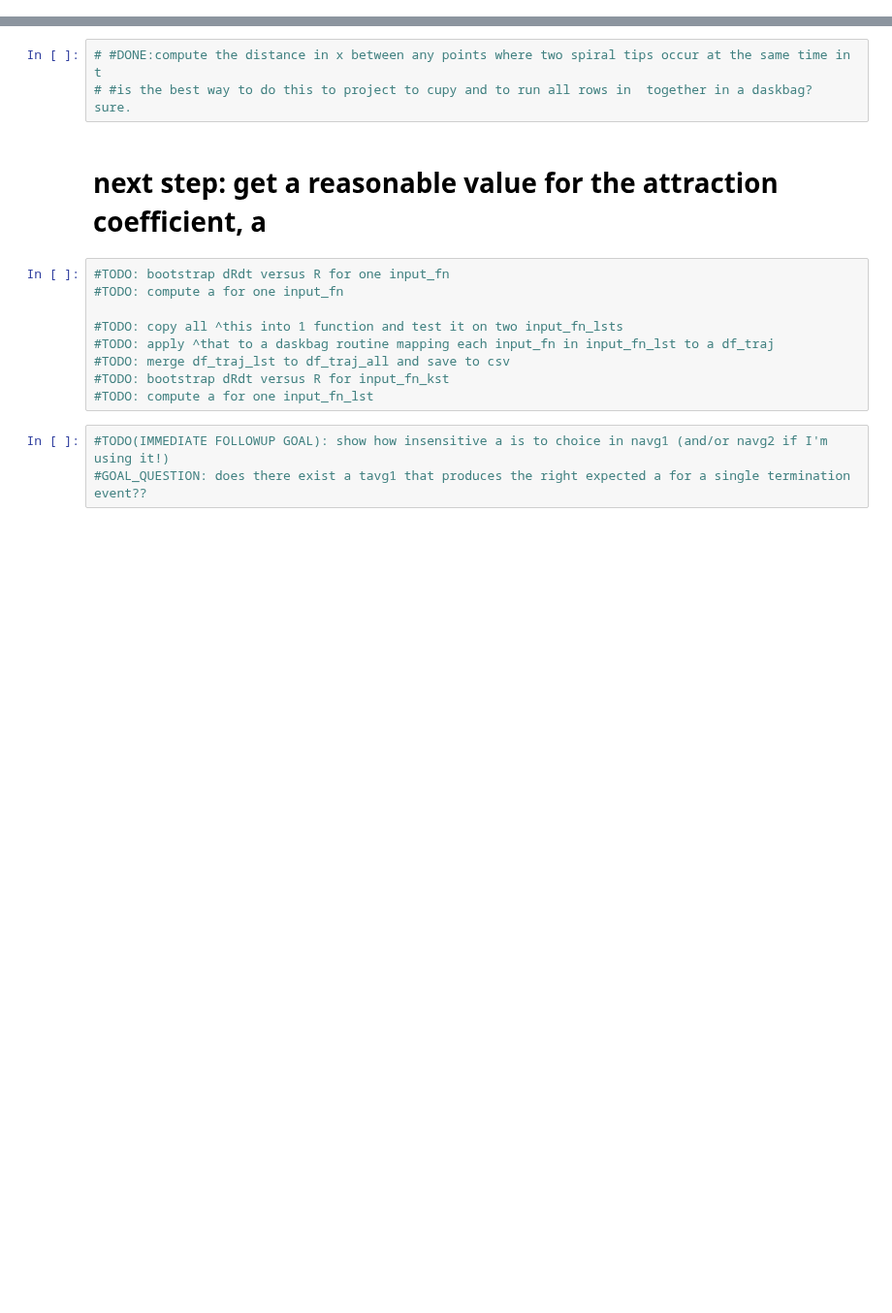
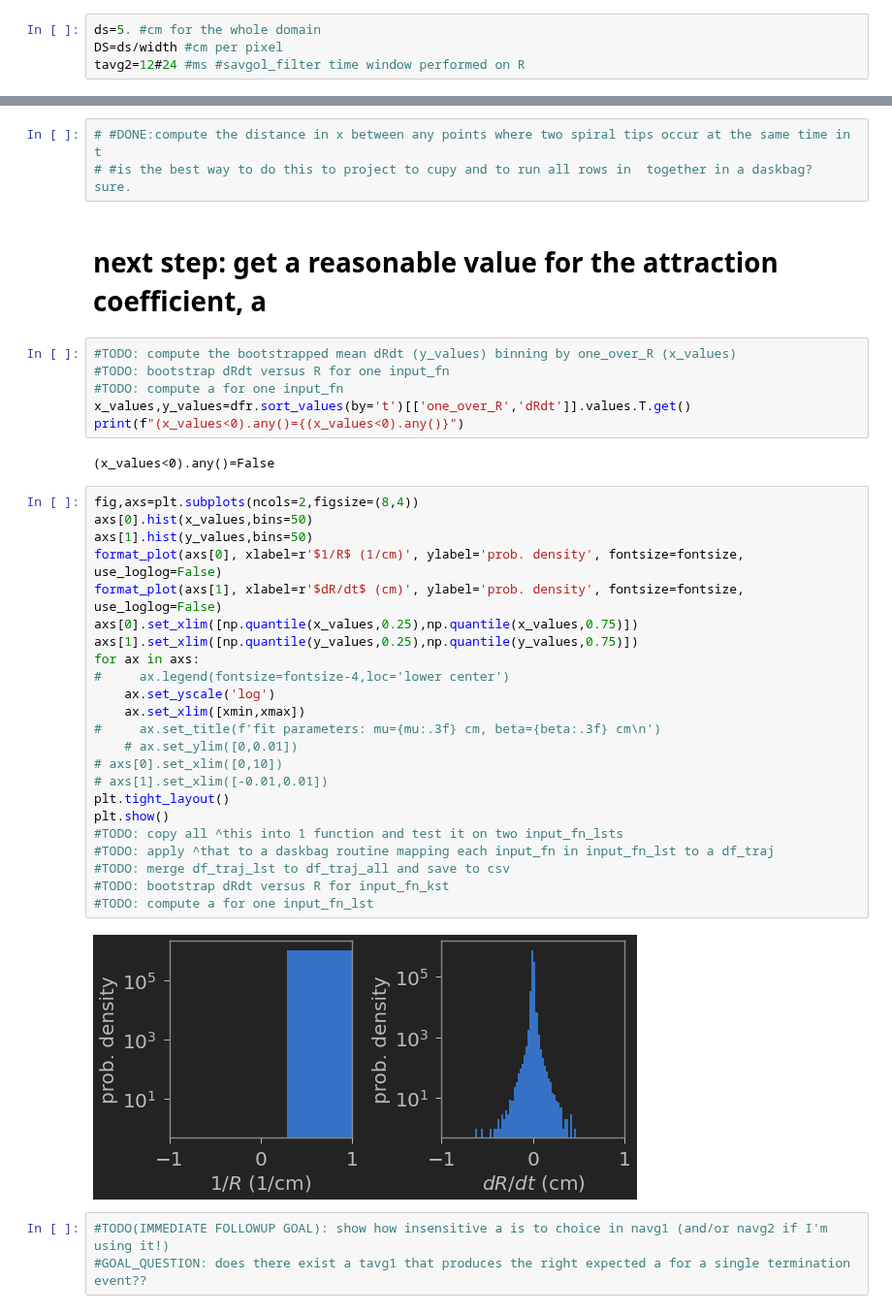
Before and after one commit to timtyree/care, a Jupyter notebook: notebooks/fast estimation of particle properties.ipynb, the cells around one changed output, grey strips where cells are left out. Shown at 97% size. Saved outputs shown, nothing was run; the diff lists cells and outputs as text; blank space fills up the shorter version.

Commit message:
dev attraction coefficient estimation

```diff
--- a/notebooks/fast estimation of particle properties.ipynb
+++ b/notebooks/fast estimation of particle properties.ipynb
@@ -346,0 +343,4 @@ minimum_duration_threshold=25 #ms
+# %%
+ds=5. #cm for the whole domain
+DS=ds/width #cm per pixel
+tavg2=12#24 #ms #savgol_filter time window performed on R
@@ -762,17 +797,41 @@ plt.show()
 # %%
 # #DONE:compute the distance in x between any points where two spiral tips occur at the same time in t
 # #is the best way to do this to project to cupy and to run all rows in  together in a daskbag?  sure.
-# %% [markdown]
-# next step: get a reasonable value for the attraction coefficient, a
-# %%
-#TODO: bootstrap dRdt versus R for one input_fn
-#TODO: compute a for one input_fn
-
-#TODO: copy all ^this into 1 function and test it on two input_fn_lsts
-#TODO: apply ^that to a daskbag routine mapping each input_fn in input_fn_lst to a df_traj
-#TODO: merge df_traj_lst to df_traj_all and save to csv
-#TODO: bootstrap dRdt versus R for input_fn_kst
-#TODO: compute a for one input_fn_lst
+# %% [markdown]
+# next step: get a reasonable value for the attraction coefficient, a
+# %%
+#TODO: compute the bootstrapped mean dRdt (y_values) binning by one_over_R (x_values)
+#TODO: bootstrap dRdt versus R for one input_fn
+#TODO: compute a for one input_fn
+x_values,y_values=dfr.sort_values(by='t')[['one_over_R','dRdt']].values.T.get()
+print(f"(x_values<0).any()={(x_values<0).any()}")
+# %% [output]
+(x_values<0).any()=False
+# %%
+fig,axs=plt.subplots(ncols=2,figsize=(8,4))
+axs[0].hist(x_values,bins=50)
+axs[1].hist(y_values,bins=50)
+format_plot(axs[0], xlabel=r'$1/R$ (1/cm)', ylabel='prob. density', fontsize=fontsize, use_loglog=False)
+format_plot(axs[1], xlabel=r'$dR/dt$ (cm)', ylabel='prob. density', fontsize=fontsize, use_loglog=False)
+axs[0].set_xlim([np.quantile(x_values,0.25),np.quantile(x_values,0.75)])
+axs[1].set_xlim([np.quantile(y_values,0.25),np.quantile(y_values,0.75)])
+for ax in axs:
+#     ax.legend(fontsize=fontsize-4,loc='lower center')
+    ax.set_yscale('log')
+    ax.set_xlim([xmin,xmax])
+#     ax.set_title(f'fit parameters: mu={mu:.3f} cm, beta={beta:.3f} cm\n')
+    # ax.set_ylim([0,0.01])
+# axs[0].set_xlim([0,10])
+# axs[1].set_xlim([-0.01,0.01])
+plt.tight_layout()
+plt.show()
+#TODO: copy all ^this into 1 function and test it on two input_fn_lsts
+#TODO: apply ^that to a daskbag routine mapping each input_fn in input_fn_lst to a df_traj
+#TODO: merge df_traj_lst to df_traj_all and save to csv
+#TODO: bootstrap dRdt versus R for input_fn_kst
+#TODO: compute a for one input_fn_lst
+# %% [output]
+[figure, added]
 # %%
 #TODO(IMMEDIATE FOLLOWUP GOAL): show how insensitive a is to choice in navg1 (and/or navg2 if I'm using it!)
 #GOAL_QUESTION: does there exist a tavg1 that produces the right expected a for a single termination event??
```
Also changed, not shown: parts of 82 cells of this notebook, 9 other files.
